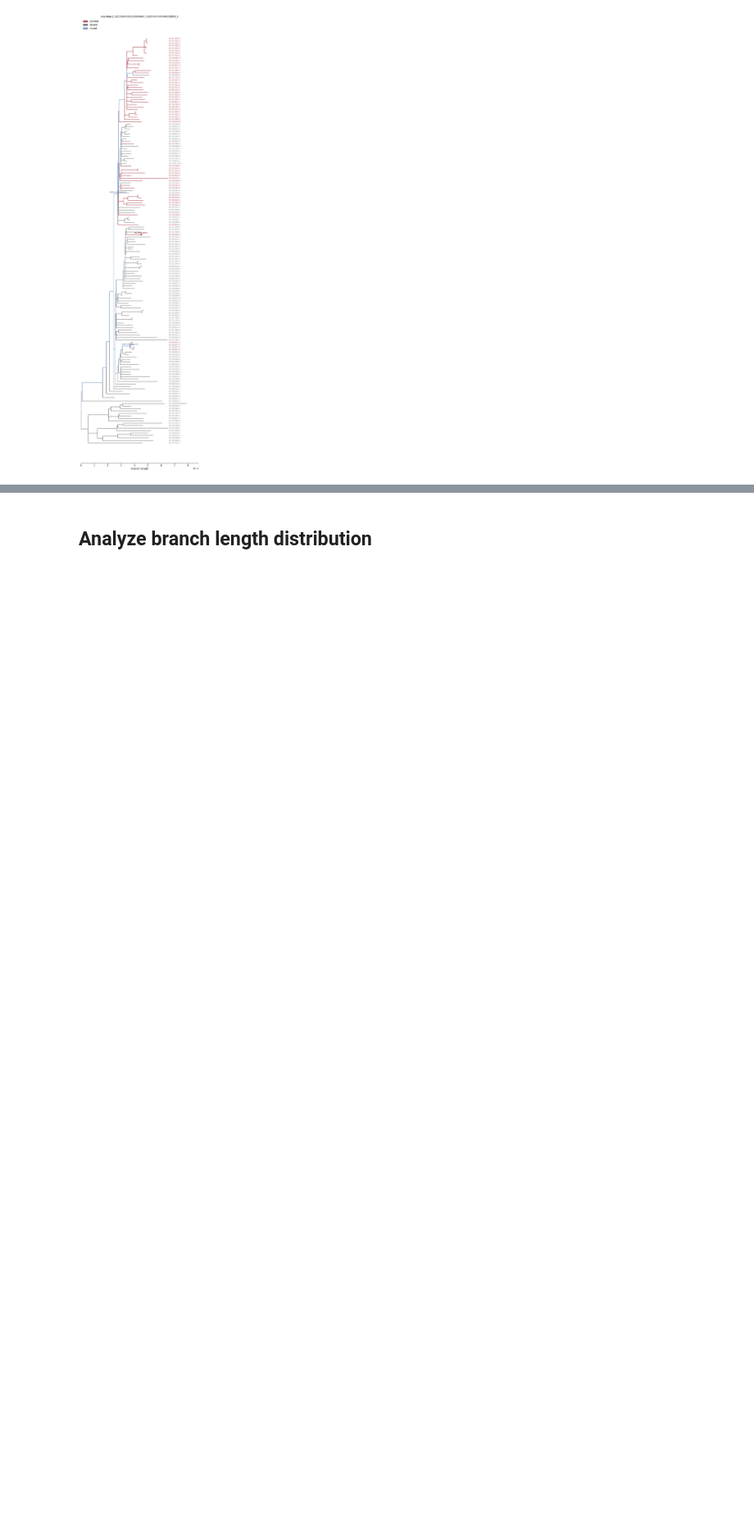
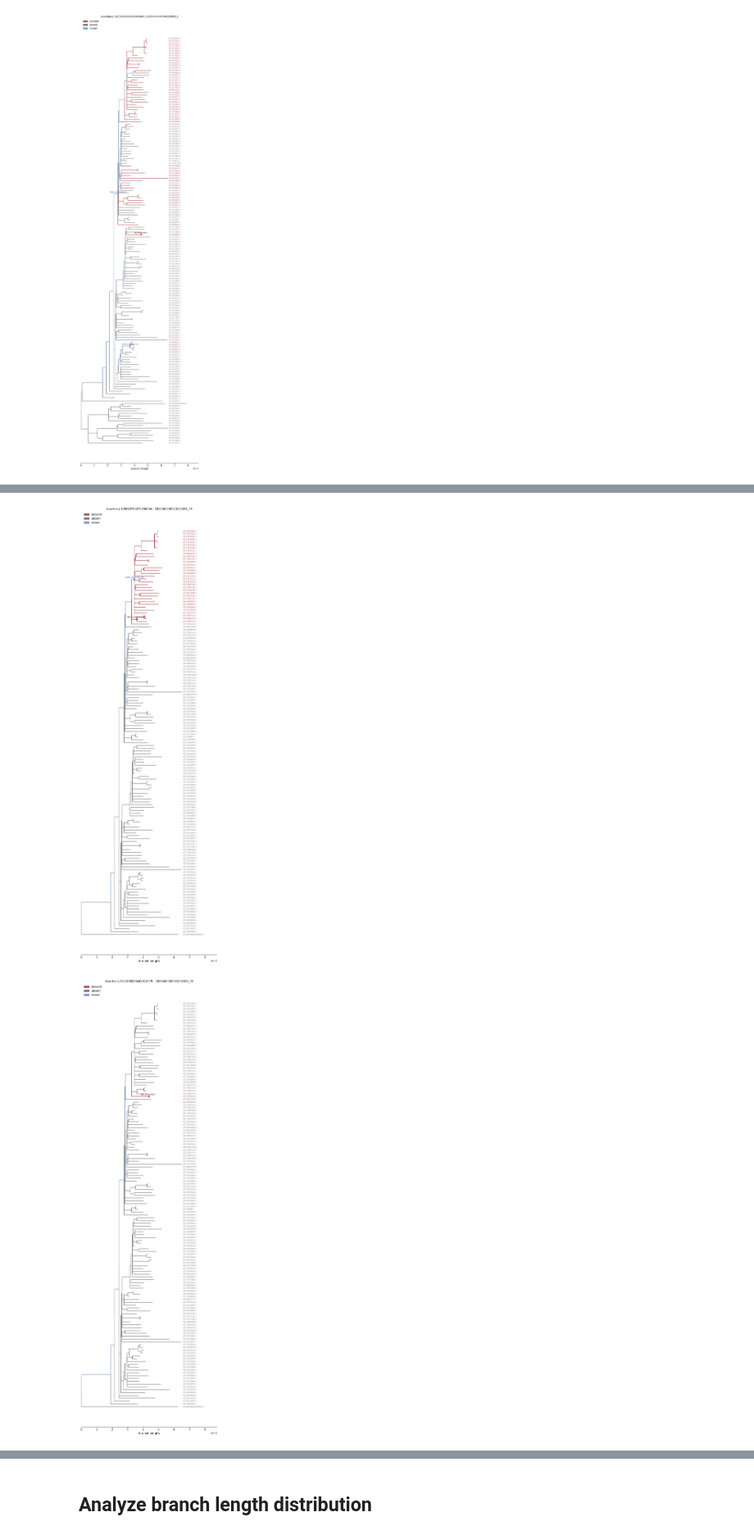
Before and after one commit to marie3003/junction_dataset, a Jupyter notebook: explore/playground_newalgorithm.ipynb, the cells around one changed output, grey strips where cells are left out. Shown at 82% size. Saved outputs shown, nothing was run; the diff lists cells and outputs as text; code cells hidden in the pictures; blank space fills up the shorter version.

```diff
--- a/explore/playground_newalgorithm.ipynb
+++ b/explore/playground_newalgorithm.ipynb
@@ -154,6 +223,29 @@ deduplicated_events_df[(deduplicated_events_df['event_type'] == 'insertion') & (
 | 246 | insertion | JVNRLCFAVD_f__PLTCZQCVRD_r | consensus_2 | [5687305414143264833_0|-|86381697... | NODE_00000261.00 | segment_1 | ../results/atb_lookup_new/inserti... | 766 | ... |
 | 247 | insertion | JVNRLCFAVD_f__PLTCZQCVRD_r | consensus_2 | [5688471497726809859_1|+|11857430... | NODE_00000321.00 | segment_6 | ../results/atb_lookup_new/inserti... | 1065 | ... |
 | 248 | insertion | JVNRLCFAVD_f__PLTCZQCVRD_r | consensus_2 | [6476933292971058991|+|1185743074... | NODE_00000321.00 | segment_8 | ../results/atb_lookup_new/inserti... | 264 | ... |
+# %%
+plot_event_tree(
+      df,
+      isolates_1,
+      block_id=139818706072034984,
+      event_type="insertion",
+      context="1816345530523234386_70",
+      strand= False,
+      clade_df=deduplicated_df,
+  )
+
+plot_event_tree(
+      df,
+      isolates_1,
+      block_id=3613498299447014379,
+      event_type="insertion",
+      context="1816345530523234386_70",
+      strand = True,
+      clade_df=deduplicated_df,
+  )
+# %% [output]
+[figure, added]
+[figure, added]
 # %%
 plot_event_tree(
       df,
```
Also changed, not shown: parts of 7 cells of this notebook.
